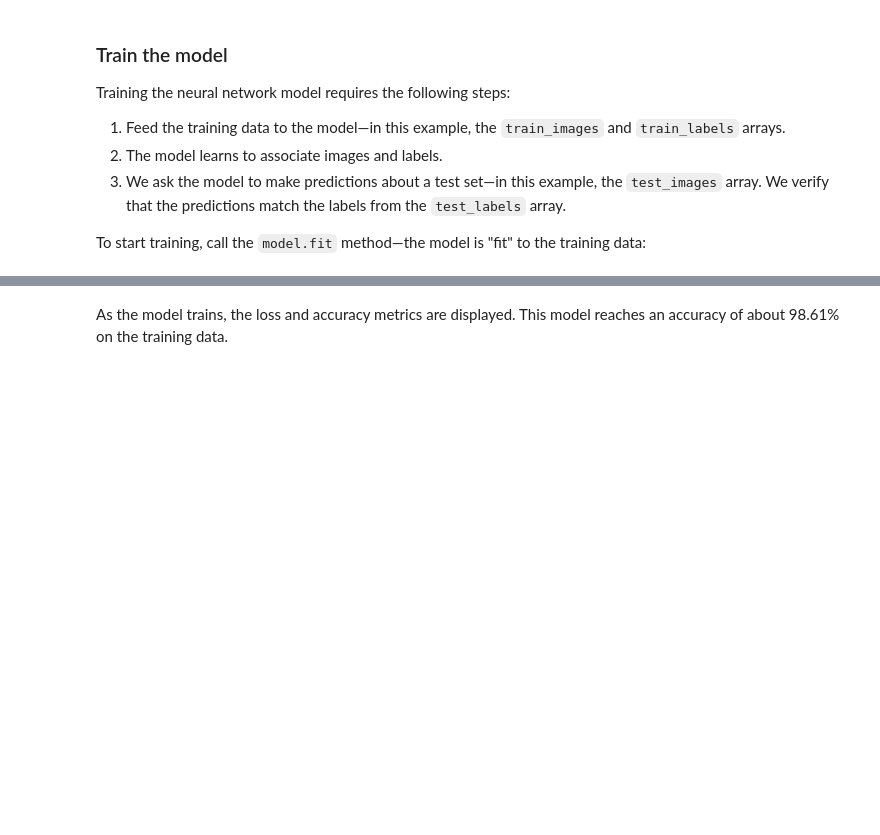
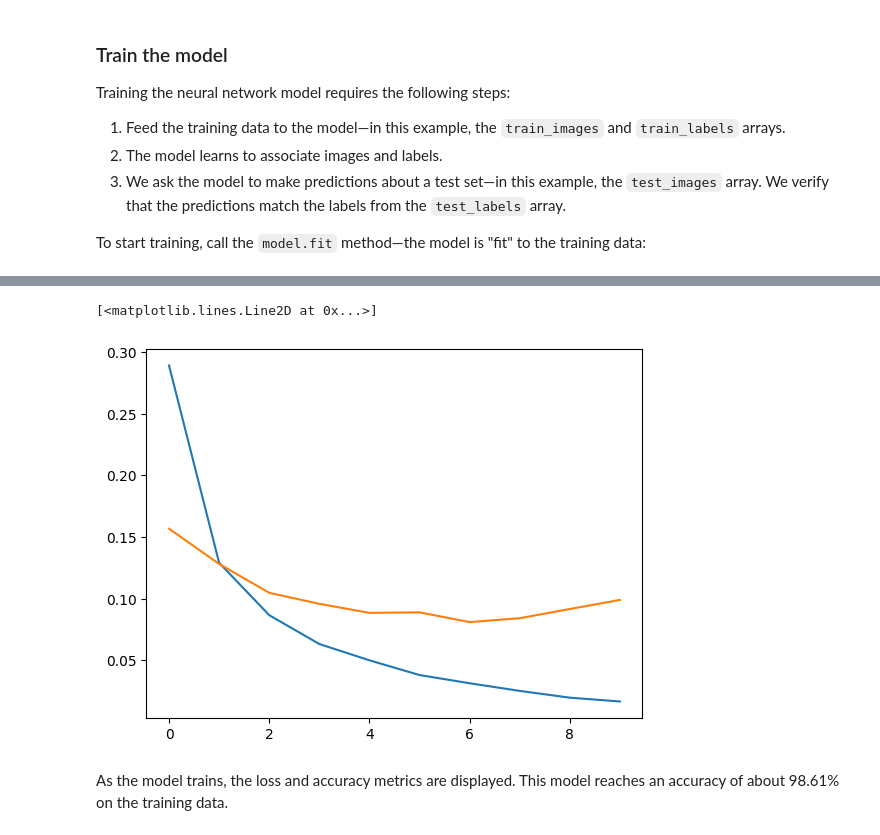
Before and after one commit to diegostaPy/cursoIA, a Jupyter notebook: Clase4-NN/2redeminist.ipynb, the cells around one changed output, grey strips where cells are left out. Drawn from its saved outputs; the diff is of its cells as text; code cells hidden in the pictures; blank space fills up the shorter version.

```diff
--- a/Clase4-NN/2redeminist.ipynb
+++ b/Clase4-NN/2redeminist.ipynb
@@ -126,3 +147,9 @@ Epoch 5/5
+# %%
+plt.plot(history.history['loss'])
+plt.plot(history.history['val_loss'])
+# %% [output]
+[<matplotlib.lines.Line2D at 0x...>]
+[figure, added]
 # %% [markdown]
 As the model trains, the loss and accuracy metrics are displayed. This model reaches an accuracy of about 98.61% on the training data.
 # %% [markdown]
```
Also changed, not shown: parts of 7 cells of this notebook.
